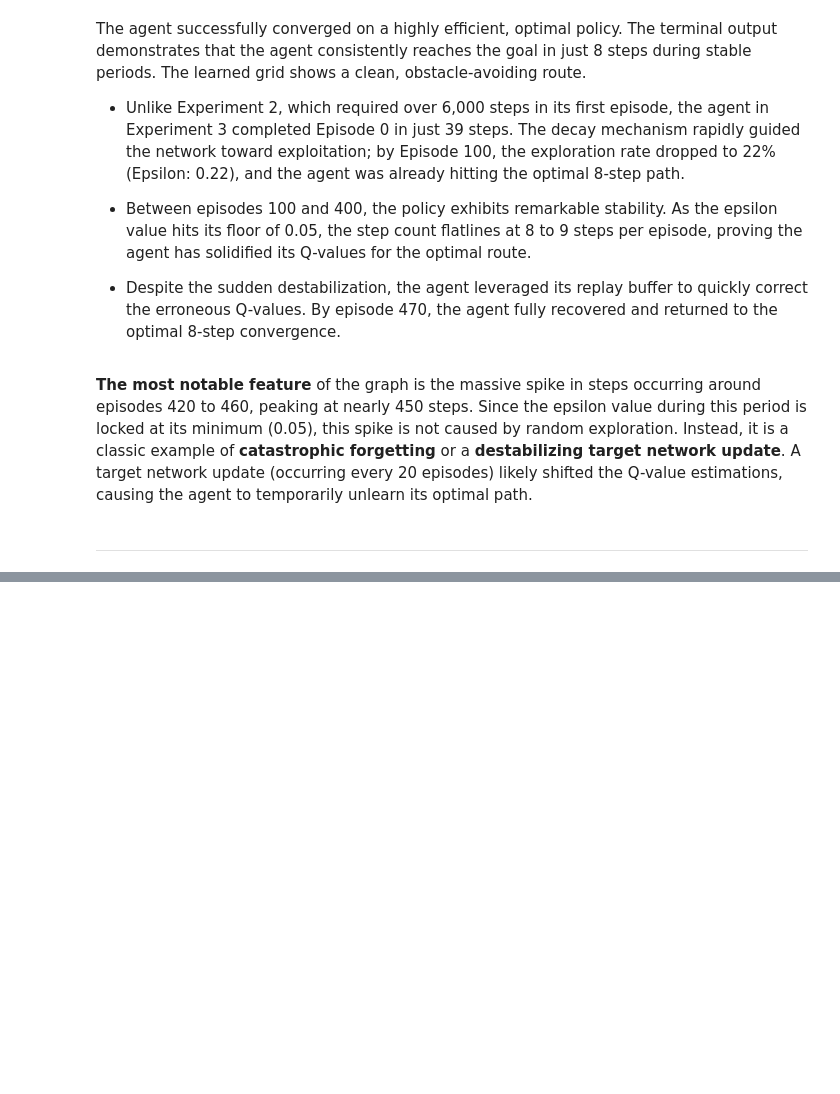
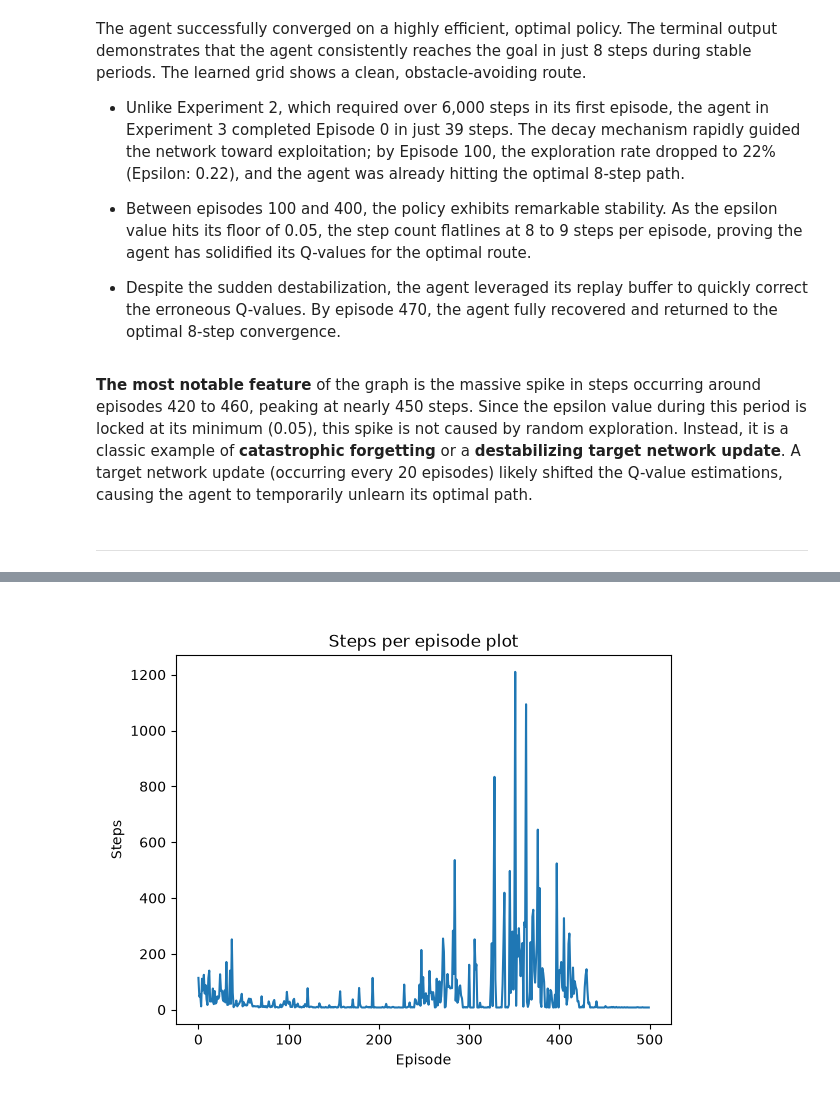
Before and after one commit to mniabedii/grid-world-rl, a Jupyter notebook: report/analysis.ipynb, the cells around one changed output, grey strips where cells are left out. Drawn from its saved outputs; the diff is of its cells as text; code cells hidden in the pictures; blank space fills up the shorter version.

```diff
--- a/report/analysis.ipynb
+++ b/report/analysis.ipynb
@@ -780,0 +923,5 @@ The agent successfully converged on a highly efficient, optimal policy. The term
+# %%
+from IPython.display import Image, display
+display(Image(filename="../outputs/optimized_dqn_runs/optimized_dqn_run4.png"))
+# %% [output]
+[figure, added]
```
Also changed, not shown: parts of 36 cells of this notebook, 5 other files.
